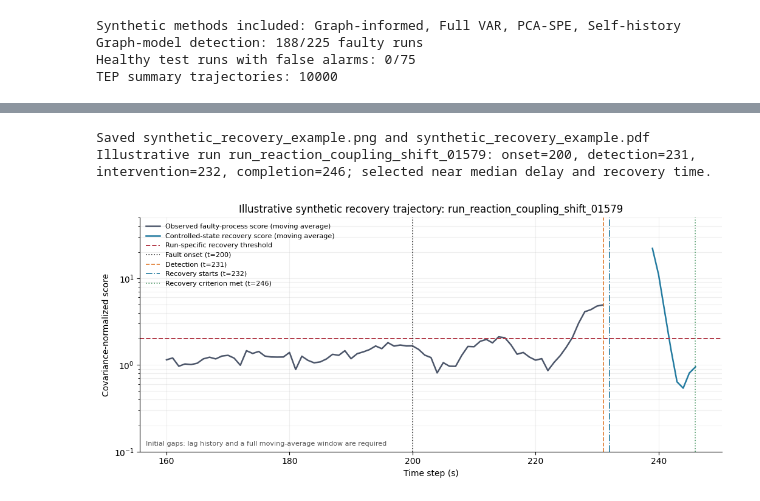
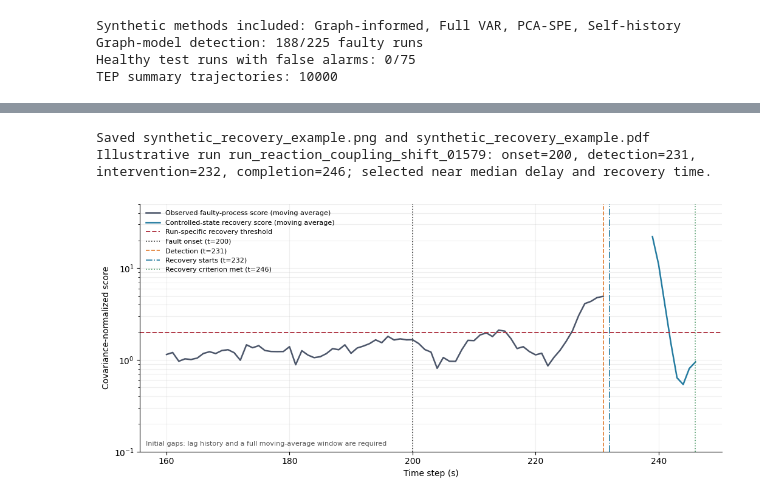
Before and after one commit to nfilipas/carl, a Jupyter notebook: notebooks/figures/results_figures.ipynb, the cells around one changed output, grey strips where cells are left out. Drawn from its saved outputs; the diff is of its cells as text; code cells hidden in the pictures.

```diff
--- a/notebooks/figures/results_figures.ipynb
+++ b/notebooks/figures/results_figures.ipynb
@@ -332,35 +353,34 @@ markers = [
     (completion, "Recovery criterion met", "#4E9A68", ":"),
 ]
 for x, label, color, linestyle in markers:
     ax.axvline(x, color=color, linestyle=linestyle, linewidth=1.2, label=f"{label} (t={x})")
 ax.set_yscale("log")
 ax.set_ylim(0.1, 50)
 ax.set_xlabel("Time step (s)")
 ax.set_ylabel("Covariance-normalized score")
-ax.set_title(f"Illustrative synthetic recovery trajectory: {run_id}")
 ax.text(
     0.01,
     0.02,
     "Initial gaps: lag history and a full moving-average window are required",
     transform=ax.transAxes,
     fontsize=8,
     color="#555555",
     va="bottom",
 )
 ax.grid(alpha=0.2, which="both")
 ax.legend(loc="best", fontsize=8, frameon=False)
 fig.tight_layout()
 save_figure(fig, "synthetic_recovery_example")
 print(
     f"Illustrative run {run_id}: onset={onset}, detection={detection}, "
     f"intervention={intervention}, completion={completion}; selected near median delay "
     "and recovery time."
 )
 plt.show()
 # %% [output]
 Saved synthetic_recovery_example.png and synthetic_recovery_example.pdf
 Illustrative run run_reaction_coupling_shift_01579: onset=200, detection=231, intervention=232, completion=246; selected near median delay and recovery time.
-[figure, old version]
+[figure, new version]
 # %%
 # Aggregate recovery outcomes across all detected synthetic test trajectories.
 manipulated = ["feed_flow", "feed_concentration", "coolant_flow"]
```
Also changed, not shown: parts of 8 cells of this notebook, 18 other files.
